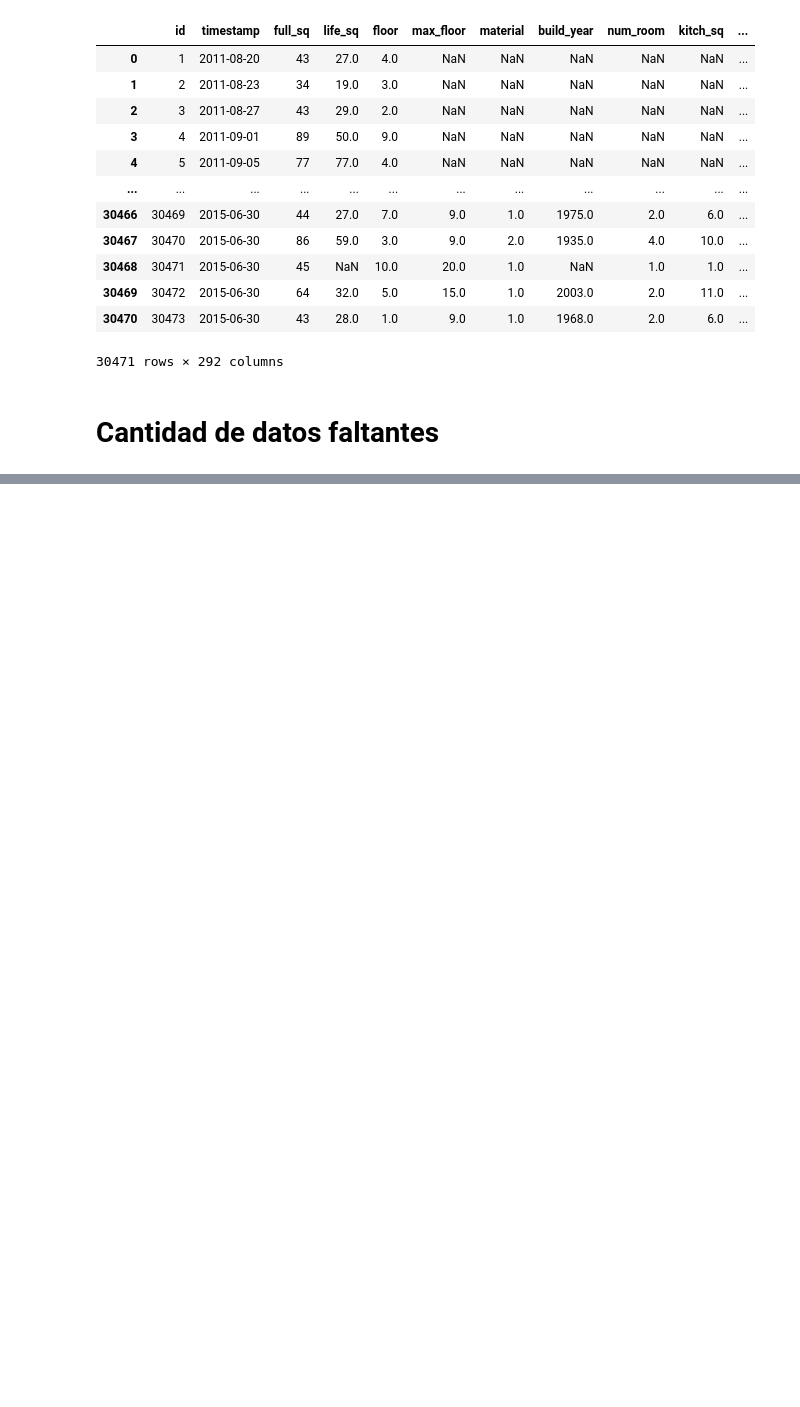
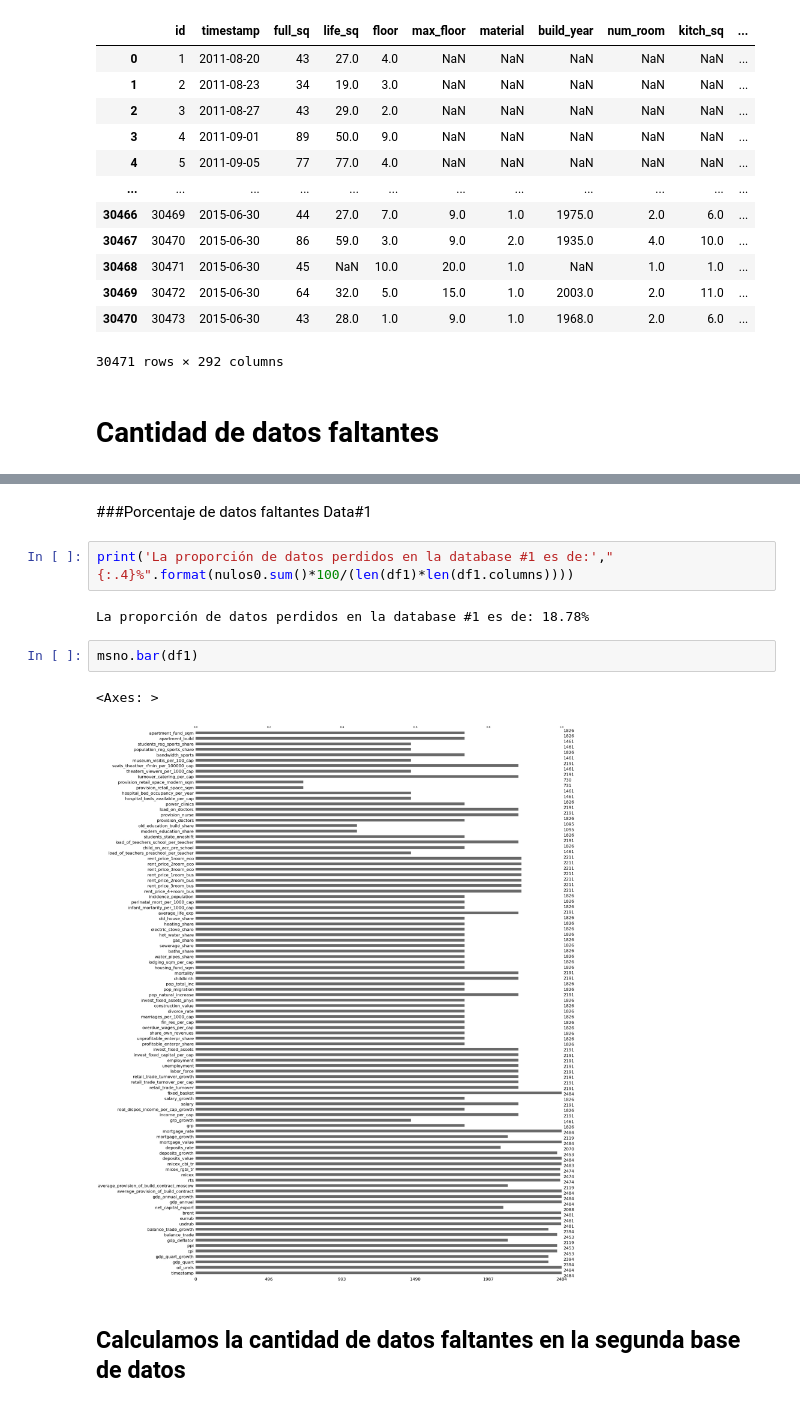
Before and after one commit to jadercaro/Mercado-inmobiliario-ruso-de-Sberbank, a Jupyter notebook: 01_Exploración_de_datos.ipynb, the cells around one changed output, grey strips where cells are left out. Cells and saved outputs as stored; diff of their text form; blank space fills up the shorter version.

Commit message:
Exploración de valores nulos

```diff
--- a/01_Exploración_de_datos.ipynb
+++ b/01_Exploración_de_datos.ipynb
@@ -91,0 +109,13 @@ Length: 100, dtype: int64
+# %% [markdown]
+###Porcentaje de datos faltantes Data#1
+# %%
+print('La proporción de datos perdidos en la database #1 es de:',"{:.4}%".format(nulos0.sum()*100/(len(df1)*len(df1.columns))))
+# %% [output]
+La proporción de datos perdidos en la database #1 es de: 18.78%
+# %%
+msno.bar(df1)
+# %% [output]
+<Axes: >
+[figure, added]
+# %% [markdown]
+## Calculamos la cantidad de datos faltantes en la segunda base de datos
```
Also changed, not shown: parts of 9 cells of this notebook.
